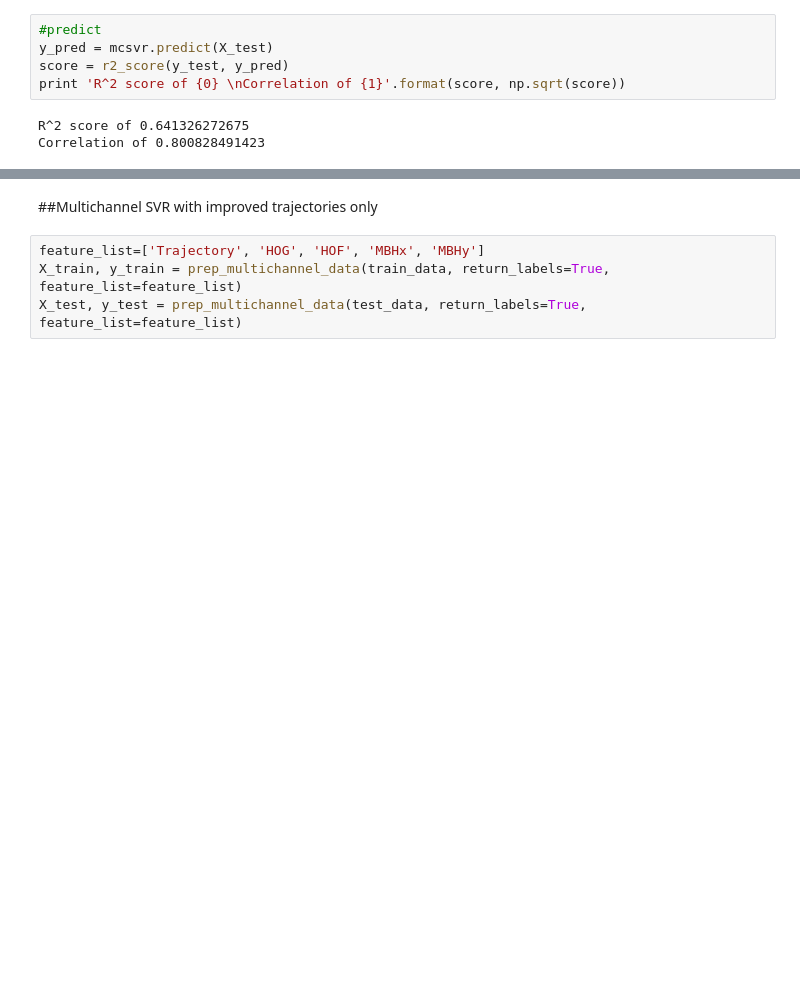
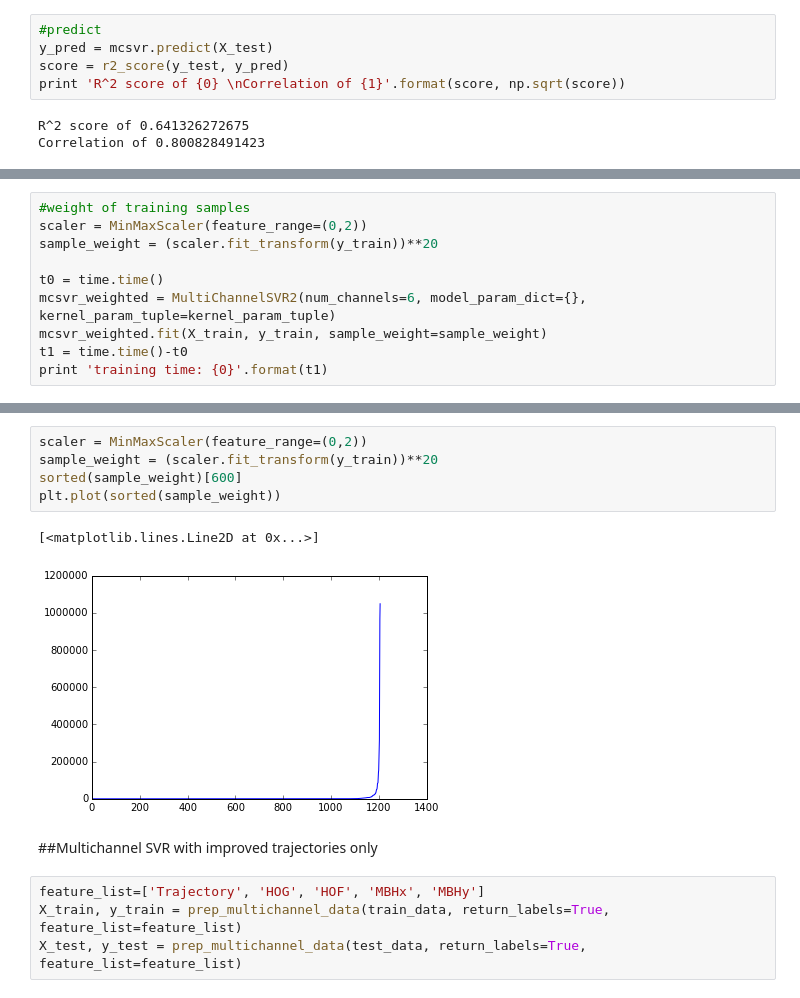
Before and after one commit to LCTPalmer/video_regression, a Jupyter notebook: code/ml_pl/final_model_pipeline_win.ipynb, the cells around one changed output, grey strips where cells are left out. Cells and saved outputs as stored; diff of their text form; blank space fills up the shorter version.

```diff
--- a/code/ml_pl/final_model_pipeline_win.ipynb
+++ b/code/ml_pl/final_model_pipeline_win.ipynb
@@ -139,0 +170,10 @@ fig, ax = plot_regression(y_test, y_pred, title='Regression Results (Improved Tr
+# %%
+#weight of training samples
+scaler = MinMaxScaler(feature_range=(0,2))
+sample_weight = (scaler.fit_transform(y_train))**20
+
+t0 = time.time()
+mcsvr_weighted = MultiChannelSVR2(num_channels=6, model_param_dict={}, kernel_param_tuple=kernel_param_tuple)
+mcsvr_weighted.fit(X_train, y_train, sample_weight=sample_weight)
+t1 = time.time()-t0
+print 'training time: {0}'.format(t1)
@@ -140,3 +194,11 @@ fig, ax = plot_regression(y_test, y_pred, title='Regression Results (Improved Tr
+# %%
+scaler = MinMaxScaler(feature_range=(0,2))
+sample_weight = (scaler.fit_transform(y_train))**20
+sorted(sample_weight)[600]
+plt.plot(sorted(sample_weight))
+# %% [output]
+[<matplotlib.lines.Line2D at 0x...>]
+[figure, added]
 # %% [markdown]
 ##Multichannel SVR with improved trajectories only
 # %%
```
Also changed, not shown: parts of 12 cells of this notebook, 5 other files.
